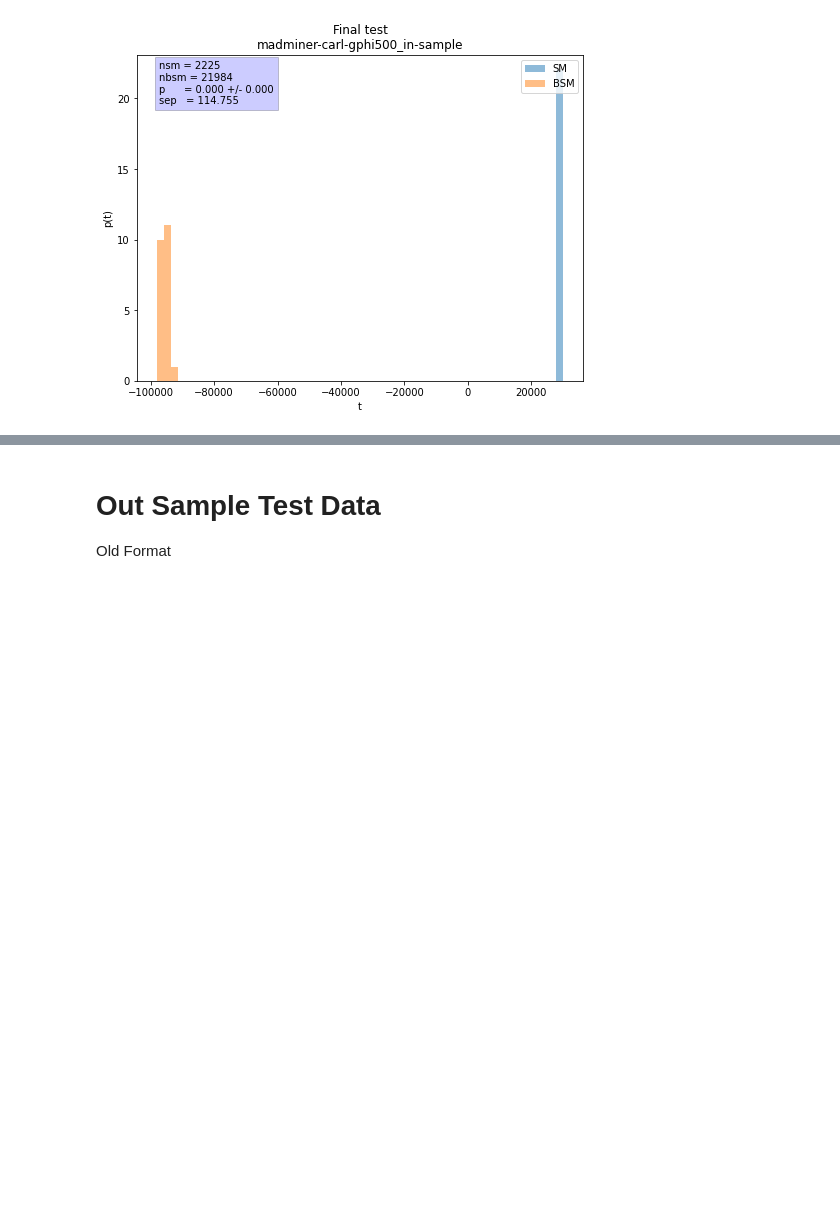
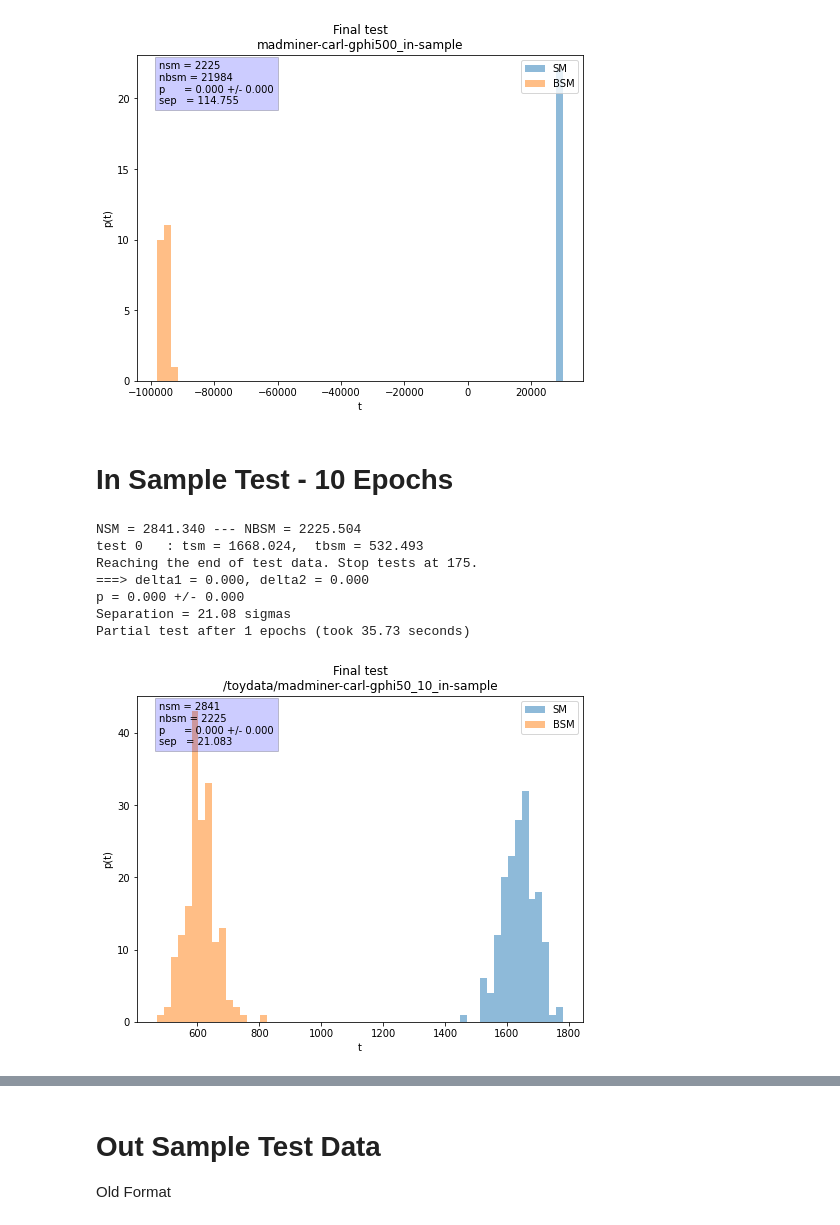
Before and after one commit to johannbrehmer/madminer, a Jupyter notebook: examples/tutorial_particle_physics/TestEstimator.ipynb, the cells around one changed output, grey strips where cells are left out. Saved outputs shown, nothing was run; the diff lists cells and outputs as text; code cells hidden in the pictures; blank space fills up the shorter version.

Commit message:
Tried to reproduce results using 10 epochs. Didn't manage.

```diff
--- a/examples/tutorial_particle_physics/TestEstimator.ipynb
+++ b/examples/tutorial_particle_physics/TestEstimator.ipynb
@@ -250,3 +252,47 @@ p = 0.000 +/- 0.000
 Separation = 114.76 sigmas
 Partial test after 1 epochs (took 18.93 seconds)
 [figure]
+# %% [markdown]
+# In Sample Test - 10 Epochs
+# %%
+gphival = 50
+f = h5py.File(os.getcwd()+'/toydata/gphi_toydata_test_50_in.h5', 'r')
+Data = np.array(f['Data'])
+Labels = np.array(f['Labels'])
+NSM = np.array(f['NSM'])
+NBSMList = np.array(f['NBSMList'])
+
+NBSM = NBSMList[0]
+
+temp = NSM
+NSM = NBSM
+NBSM = temp
+
+n_epochs = int(1e2)
+results_path = os.getcwd()
+
+Idx_test = torch.randperm(len(Data))
+Data_test = torch.Tensor(Data[Idx_test])
+Label_test = torch.Tensor(Labels[Idx_test])
+
+estimator = MorphingAwareRatioEstimator(
+    morphing_setup_filename=os.getcwd()+'/data/setup.h5',
+    n_hidden=(60,60),
+    activation="tanh",
+)
+
+estimator.load(os.getcwd()+'/models/carl10-1')
+
+test_model(estimator, Data_test[Label_test==0, :], Data_test[Label_test==1, :], 1, 1, 4000, 'plus',
+          verbose_t=True, verbose_period_t=1e5, title='gphi%d_10_in-sample'%(gphival))
+
+f.close()
+# %% [output]
+NSM = 2841.340 --- NBSM = 2225.504
+test 0   : tsm = 1668.024,  tbsm = 532.493
+Reaching the end of test data. Stop tests at 175.
+===> delta1 = 0.000, delta2 = 0.000
+p = 0.000 +/- 0.000
+Separation = 21.08 sigmas
+Partial test after 1 epochs (took 35.73 seconds)
+[figure, added]
```
Also changed, not shown: parts of 4 cells of this notebook, 2 other files.
